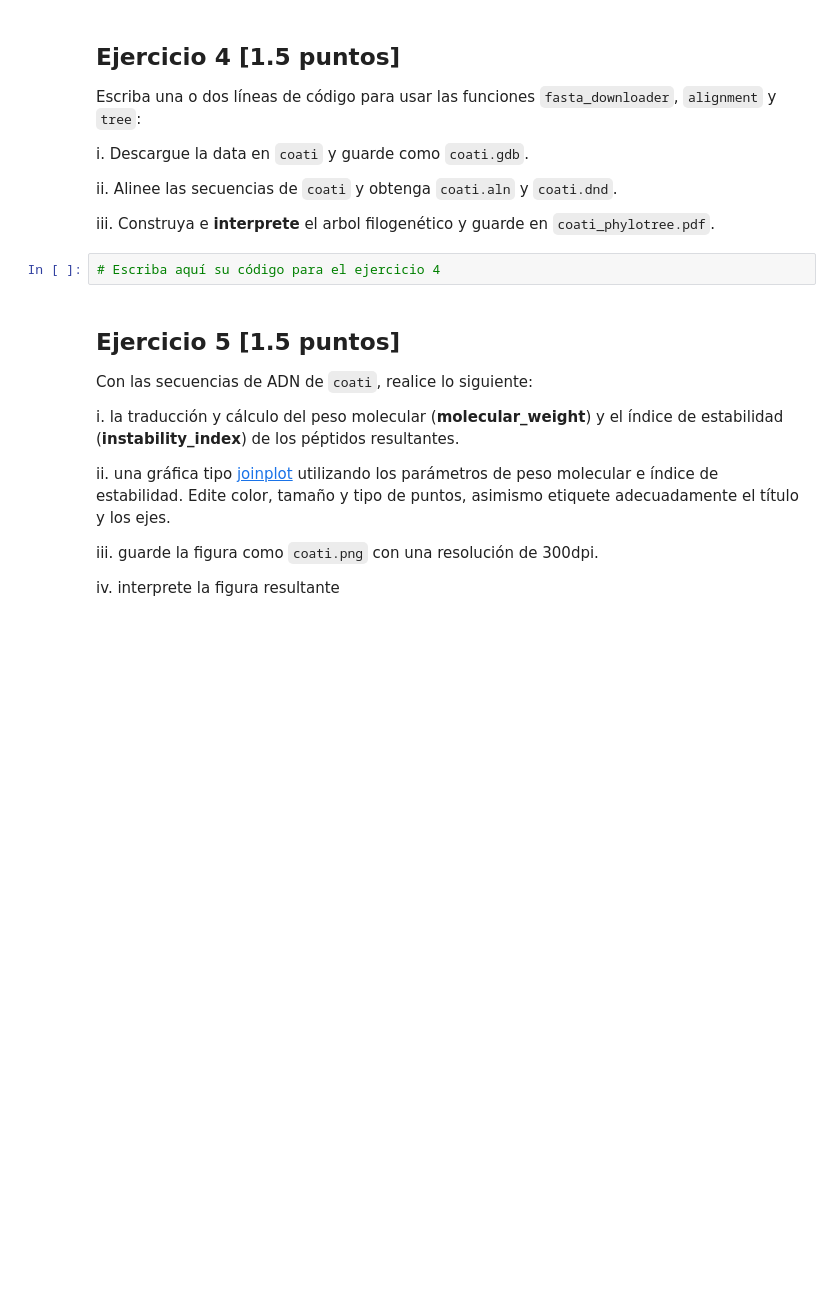
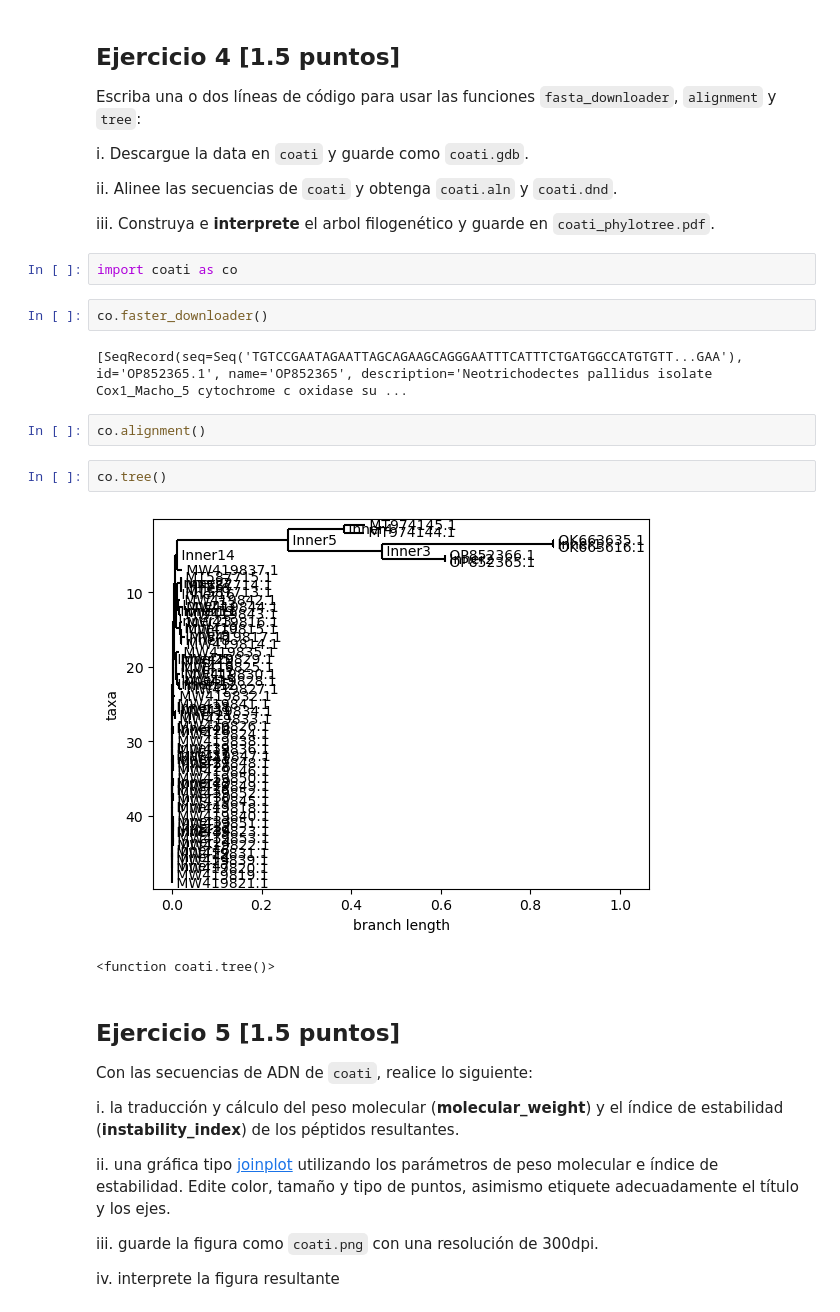
Before and after one commit to SanchezAnderson31/2022II_GBI6_exam2, a Jupyter notebook: 2022II_GBI6G01_ExamenPython.ipynb, the cells around one changed output. Drawn from its saved outputs; the diff is of its cells as text; blank space fills up the shorter version.

Commit message:
Ejercicio 3 y 4
Desarrollo del ejercicio 3 y 4

````diff
--- a/2022II_GBI6G01_ExamenPython.ipynb
+++ b/2022II_GBI6G01_ExamenPython.ipynb
@@ -111,8 +113,19 @@
 ii. Alinee las secuencias de ```coati``` y obtenga ```coati.aln``` y ```coati.dnd```.
 
 iii. Construya e **interprete** el arbol filogenético y guarde en ```coati_phylotree.pdf```.
-# %%
-# Escriba aquí su código para el ejercicio 4
+# %%
+import coati as co
+# %%
+co.faster_downloader()
+# %% [output]
+[SeqRecord(seq=Seq('TGTCCGAATAGAATTAGCAGAAGCAGGGAATTTCATTTCTGATGGCCATGTGTT...GAA'), id='OP852365.1', name='OP852365', description='Neotrichodectes pallidus isolate Cox1_Macho_5 cytochrome c oxidase su ...
+# %%
+co.alignment()
+# %%
+co.tree()
+# %% [output]
+[figure, added]
+<function coati.tree()>
 # %% [markdown]
 ## Ejercicio 5 [1.5 puntos]
 
````
Also changed, not shown: parts of 3 cells of this notebook, 5 other files.
